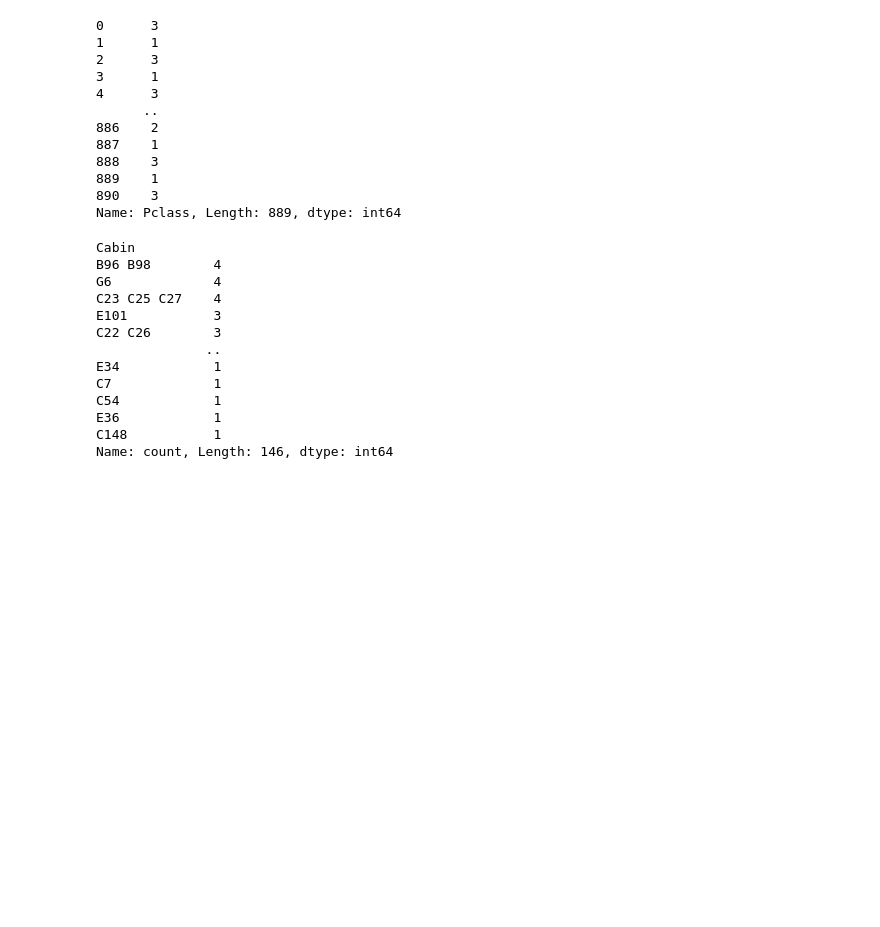
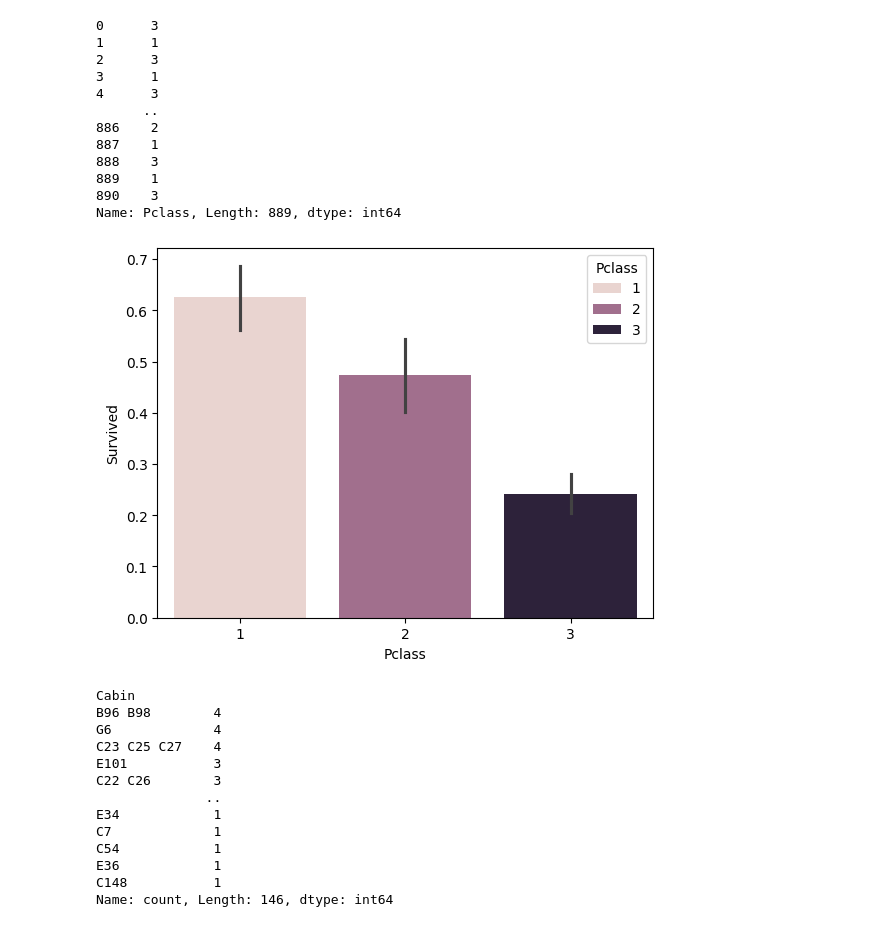
Before and after one commit to Vikram-kaki/DS, a Jupyter notebook: Machine Learning/Projects/Titanic/NoteBook.ipynb, the cells around one changed output. Cells and saved outputs as stored; diff of their text form; code cells hidden in the pictures; blank space fills up the shorter version.

```diff
--- a/Machine Learning/Projects/Titanic/NoteBook.ipynb
+++ b/Machine Learning/Projects/Titanic/NoteBook.ipynb
@@ -99,6 +99,11 @@ file1 ['Pclass']
 889    1
 890    3
 Name: Pclass, Length: 889, dtype: int64
+# %%
+sns.barplot(x = 'Pclass', y = 'Survived', data = file1, hue = 'Pclass')
+plt.show()
+# %% [output]
+[figure, added]
 # %%
 file1['Cabin'].value_counts()
 # %% [output]
```
Also changed, not shown: parts of 6 cells of this notebook.
